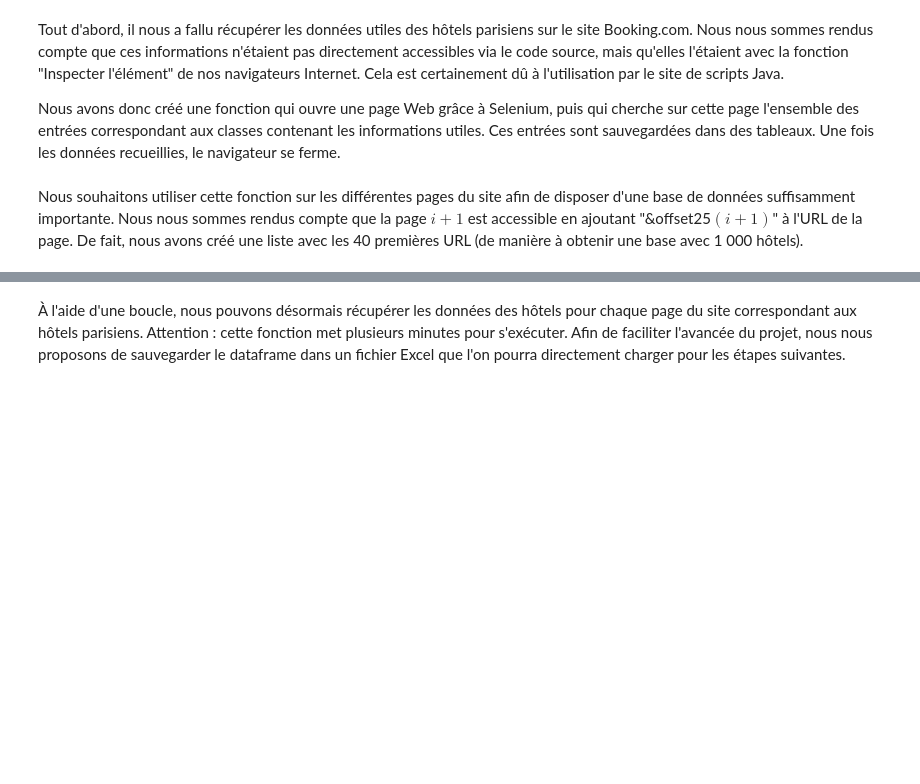
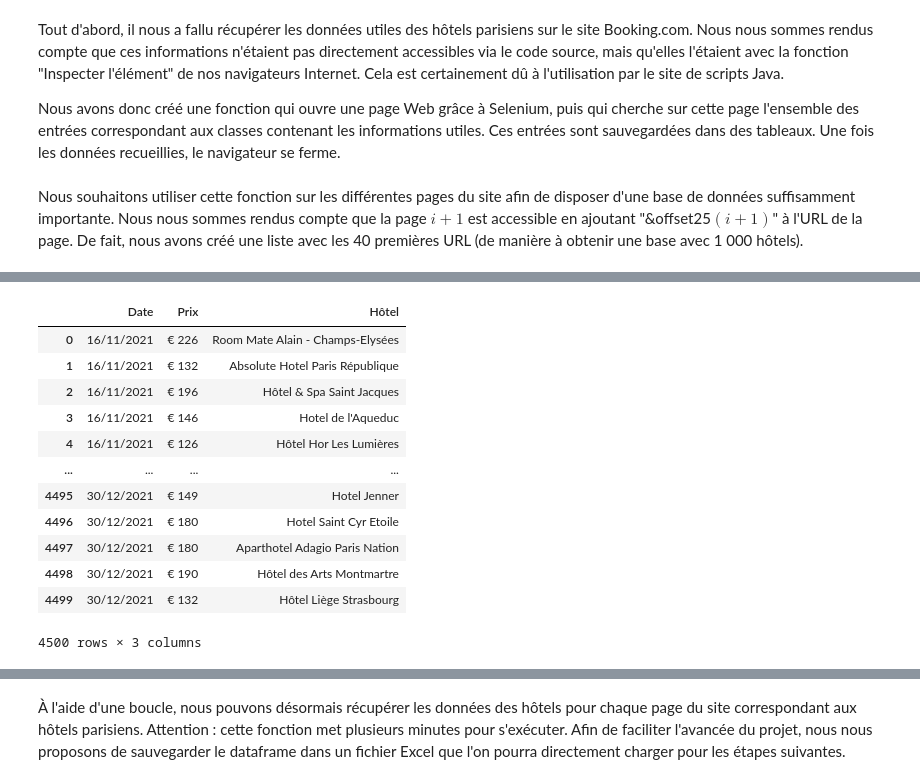
Before and after one commit to fsalaun29/Prediction-prix-hotels-Paris, a Jupyter notebook: Partie 1.ipynb, the cells around one changed output, grey strips where cells are left out. Drawn from its saved outputs; the diff is of its cells as text; code cells hidden in the pictures; blank space fills up the shorter version.

```diff
--- a/Partie 1.ipynb
+++ b/Partie 1.ipynb
@@ -75,0 +111,3 @@ liste
+# %%
+testdfhotel = pd.DataFrame.from_dict(nom_hotel_2)
+testdfhotel
@@ -75,0 +128,4 @@ liste
+# %%
+testdfprixT = testdfprix.melt()
+testdfprixT = testdfprixT.rename(columns={"variable":"Date", "value":"Prix"})
+testdfprixT
@@ -75,0 +146,4 @@ liste
+# %%
+testdfhotelT = testdfhotel.melt()
+testdfhotelT = testdfhotelT.rename(columns={"variable":"Date", "value":"Hôtel"})
+testdfhotelT
@@ -75,0 +164,18 @@ liste
+# %%
+dfprix = pd.concat([testdfprixT, testdfhotelT], axis=1)
+dfprix = dfprix.loc[:,~dfprix.columns.duplicated()] # Supprime la deuxième colonne "Date" qui est dupliquée
+dfprix
+# %% [output]
+|  | Date | Prix | Hôtel |
+| 0 | 16/11/2021 | € 226 | Room Mate Alain - Champs-Elysées |
+| 1 | 16/11/2021 | € 132 | Absolute Hotel Paris République |
+| 2 | 16/11/2021 | € 196 | Hôtel & Spa Saint Jacques |
+| 3 | 16/11/2021 | € 146 | Hotel de l'Aqueduc |
+| 4 | 16/11/2021 | € 126 | Hôtel Hor Les Lumières |
+| ... | ... | ... | ... |
+| 4495 | 30/12/2021 | € 149 | Hotel Jenner |
+| 4496 | 30/12/2021 | € 180 | Hotel Saint Cyr Etoile |
+| 4497 | 30/12/2021 | € 180 | Aparthotel Adagio Paris Nation |
+| 4498 | 30/12/2021 | € 190 | Hôtel des Arts Montmartre |
+| 4499 | 30/12/2021 | € 132 | Hôtel Liège Strasbourg |
+4500 rows × 3 columns
```
Also changed, not shown: parts of 34 cells of this notebook.
